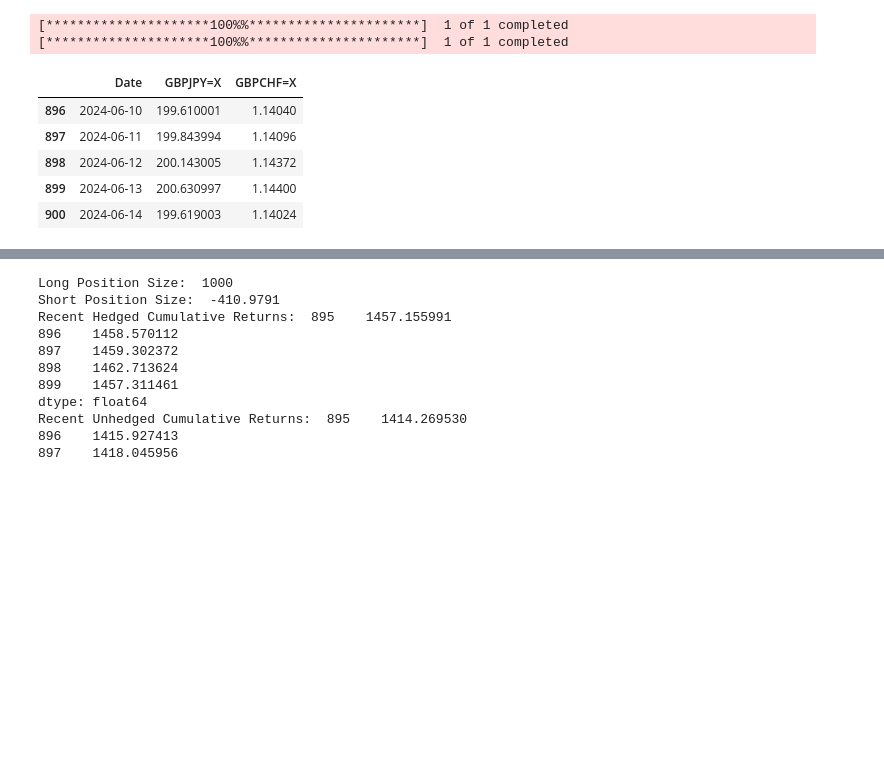
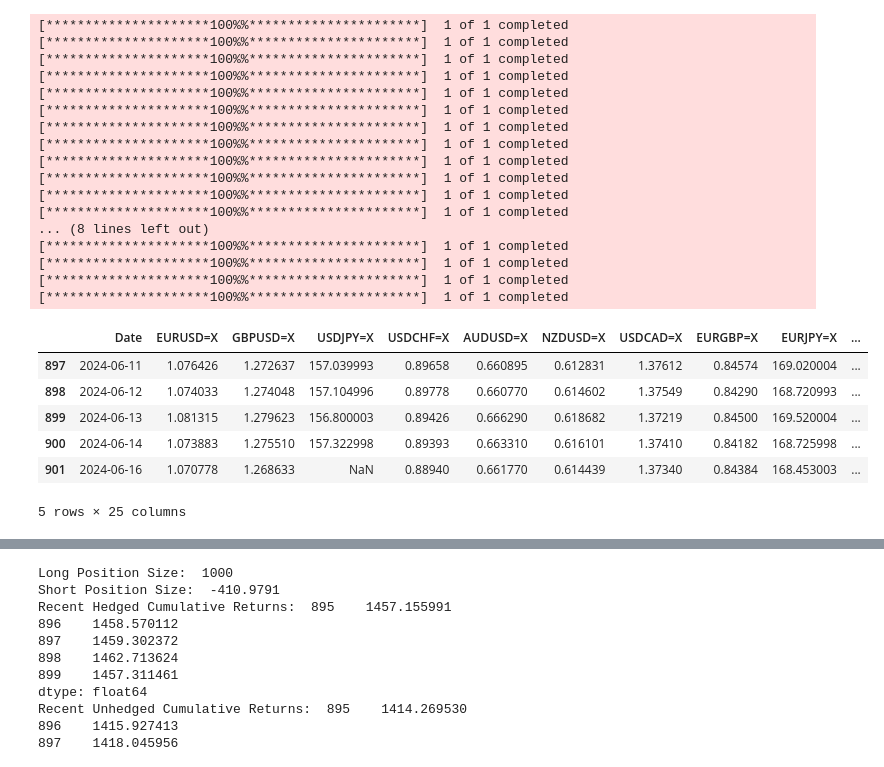
Before and after one commit to mburley127/FXHedging, a Jupyter notebook: FX_DirectHedging/FX_Direct_Hedge.ipynb, the cells around one changed output, grey strips where cells are left out. Cells and saved outputs as stored; diff of their text form; code cells hidden in the pictures; blank space fills up the shorter version.

Commit message:
Re-integrated functions

```diff
--- a/FX_DirectHedging/FX_Direct_Hedge.ipynb
+++ b/FX_DirectHedging/FX_Direct_Hedge.ipynb
@@ -4,21 +11,53 @@ from Direct_Functions import import_fx_data, plot_forex, direct_daily_rets, comp
 # %%
-### Load in FX Rate Data
+### Function to Import Rate Data
+def import_fx_data(tickers, start_date):
+    data = pd.DataFrame()
+    if isinstance(tickers, str):
+        tickers = [tickers]
+
+    for ticker in tickers:
+        data[ticker] = yf.download(ticker, start = start_date)['Adj Close']
+
+    # Reset index to make headings in the same row
+    data.reset_index(inplace = True)
+    # Convert values in date col to dt
+    data['Date'] = pd.to_datetime(data['Date'])
+
+    return data
+
+### Call Function to Load in Rate Data
 all_forex_pairs = [
     'EURUSD=X', 'GBPUSD=X', 'USDJPY=X', 'USDCHF=X', 'AUDUSD=X', 'NZDUSD=X',
     'USDCAD=X', 'EURGBP=X', 'EURJPY=X', 'EURCHF=X', 'EURAUD=X', 'EURNZD=X',
     'EURCAD=X', 'GBPAUD=X', 'GBPJPY=X', 'GBPCHF=X', 'AUDJPY=X', 'AUDCHF=X',
     'AUDNZD=X', 'NZDJPY=X', 'NZDCHF=X', 'CADJPY=X', 'CADCHF=X', 'CHFJPY=X'
 ]
 forex_pairs = ['GBPJPY=X', 'GBPCHF=X']
 start_date = '2021-01-01'
-forex_data = import_fx_data(forex_pairs, start_date)
+forex_data = import_fx_data(all_forex_pairs, start_date)
 forex_data.tail()
 # %% [output]
 [*********************100%%**********************]  1 of 1 completed
 [*********************100%%**********************]  1 of 1 completed
+[*********************100%%**********************]  1 of 1 completed
+[*********************100%%**********************]  1 of 1 completed
+[*********************100%%**********************]  1 of 1 completed
+[*********************100%%**********************]  1 of 1 completed
+[*********************100%%**********************]  1 of 1 completed
+[*********************100%%**********************]  1 of 1 completed
+[*********************100%%**********************]  1 of 1 completed
+[*********************100%%**********************]  1 of 1 completed
+[*********************100%%**********************]  1 of 1 completed
+[*********************100%%**********************]  1 of 1 completed
+... (8 lines left out)
+[*********************100%%**********************]  1 of 1 completed
+[*********************100%%**********************]  1 of 1 completed
+[*********************100%%**********************]  1 of 1 completed
+[*********************100%%**********************]  1 of 1 completed
-|  | Date | GBPJPY=X | GBPCHF=X |
-| 896 | 2024-06-10 | 199.610001 | 1.14040 |
-| 897 | 2024-06-11 | 199.843994 | 1.14096 |
-| 898 | 2024-06-12 | 200.143005 | 1.14372 |
-| 899 | 2024-06-13 | 200.630997 | 1.14400 |
-| 900 | 2024-06-14 | 199.619003 | 1.14024 |
+|  | Date | EURUSD=X | GBPUSD=X | USDJPY=X | USDCHF=X | AUDUSD=X | NZDUSD=X | USDCAD=X | EURGBP=X | EURJPY=X | ... |
+| 897 | 2024-06-11 | 1.076426 | 1.272637 | 157.039993 | 0.89658 | 0.660895 | 0.612831 | 1.37612 | 0.84574 | 169.020004 | ... |
+| 898 | 2024-06-12 | 1.074033 | 1.274048 | 157.104996 | 0.89778 | 0.660770 | 0.614602 | 1.37549 | 0.84290 | 168.720993 | ... |
+| 899 | 2024-06-13 | 1.081315 | 1.279623 | 156.800003 | 0.89426 | 0.666290 | 0.618682 | 1.37219 | 0.84500 | 169.520004 | ... |
+| 900 | 2024-06-14 | 1.073883 | 1.275510 | 157.322998 | 0.89393 | 0.663310 | 0.616101 | 1.37410 | 0.84182 | 168.725998 | ... |
+| 901 | 2024-06-16 | 1.070778 | 1.268633 | NaN | 0.88940 | 0.661770 | 0.614439 | 1.37340 | 0.84384 | 168.453003 | ... |
+5 rows × 25 columns
```
Also changed, not shown: parts of 13 cells of this notebook, 1 other file.
